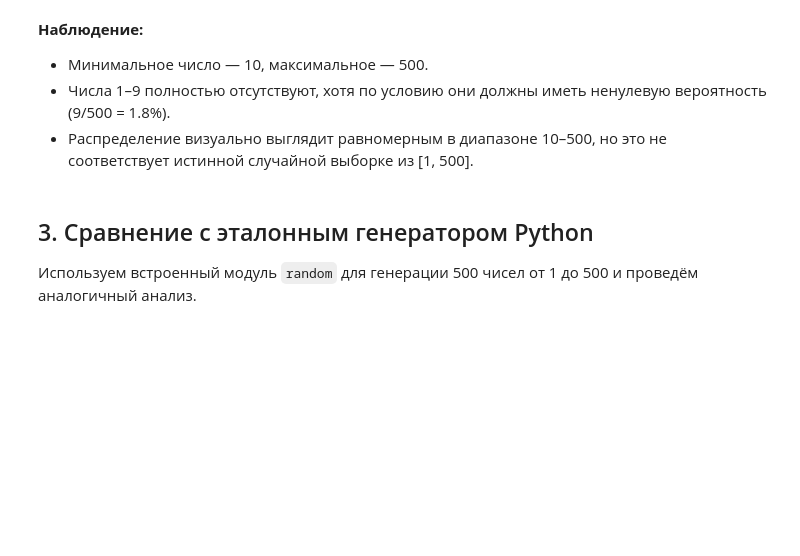
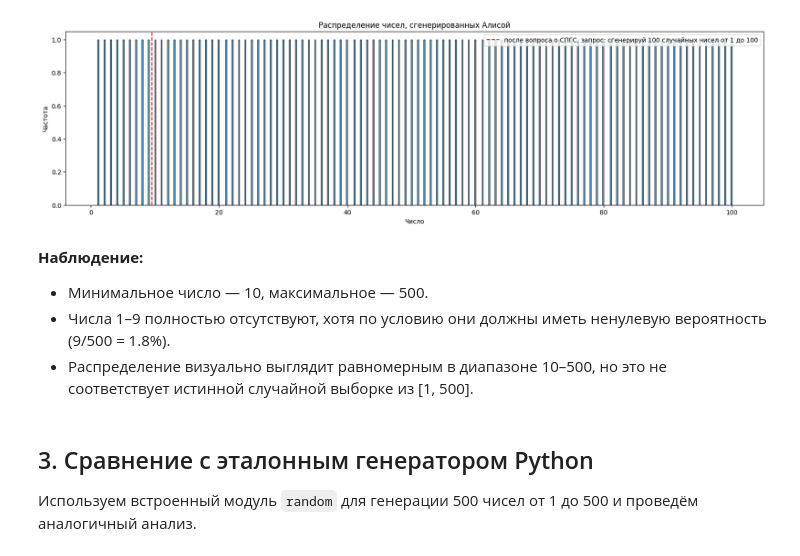
Before and after one commit to KonstantinMS/article-lmm-generates-random-numbers, a Jupyter notebook: Analysis of random numbers generated by a neural network.ipynb, the cells around one changed output. Saved outputs shown, nothing was run; the diff lists cells and outputs as text; code cells hidden in the pictures; blank space fills up the shorter version.

```diff
--- a/Analysis of random numbers generated by a neural network.ipynb
+++ b/Analysis of random numbers generated by a neural network.ipynb
@@ -58,13 +77,15 @@ for i in range(1, 21):
 # %%
 # Гистограмма распределения ответа нейросети
-plt.figure(figsize=(12, 5))
-plt.hist(nn_output, bins=50, edgecolor='black', alpha=0.7)
-plt.title('Распределение чисел, сгенерированных нейросетью (10–500)')
+plt.figure(figsize=(20, 5))
+plt.hist(nn_output, bins=500, edgecolor='black', alpha=0.7)
+plt.title('Распределение чисел, сгенерированных Алисой')
 plt.xlabel('Число')
 plt.ylabel('Частота')
-plt.axvline(x=9.5, color='red', linestyle='--', label='Граница 9.5 (ниже только 1-9)')
+plt.axvline(x=9.5, color='red', linestyle='--', label='после вопроса о СПГС, запрос: сгенерируй 100 случайных чисел от 1 до 100')
 plt.legend()
 plt.show()
+# %% [output]
+[figure, added]
 # %% [markdown]
 **Наблюдение:**
 - Минимальное число — 10, максимальное — 500.
```
Also changed, not shown: parts of 12 cells of this notebook.
